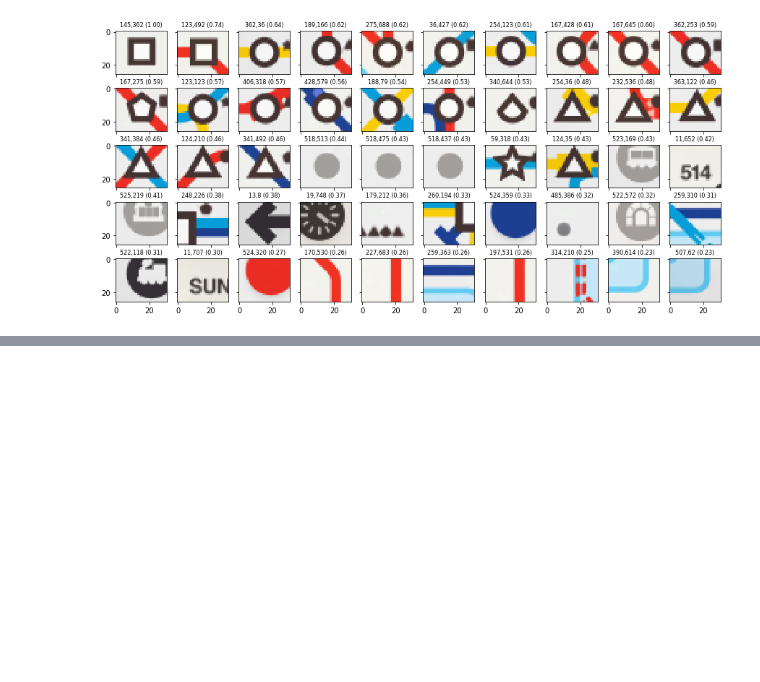
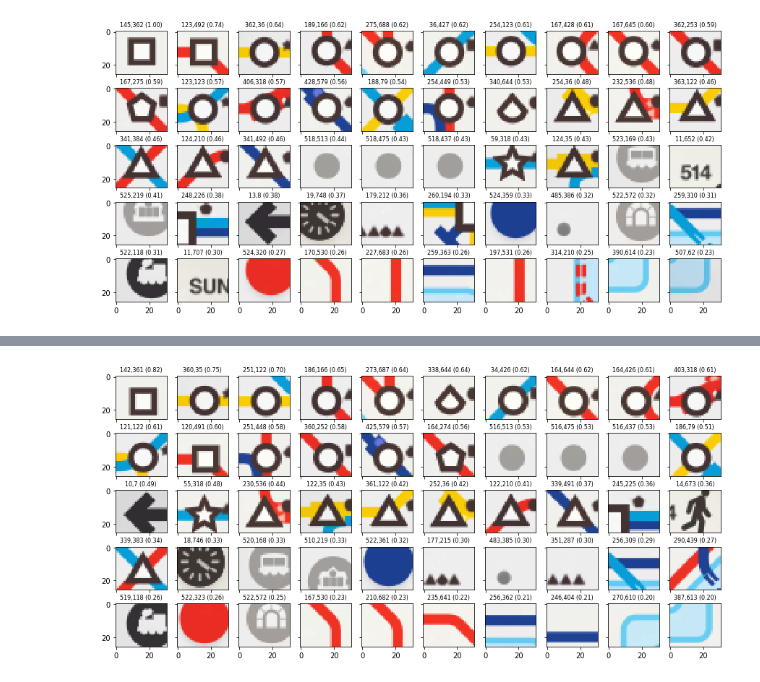
Before and after one commit to david-macleod/mini-metro, a Jupyter notebook: notebooks/02-station-template-matching.ipynb, the cells around one changed output, grey strips where cells are left out. Saved outputs shown, nothing was run; the diff lists cells and outputs as text; code cells hidden in the pictures; blank space fills up the shorter version.

Commit message:
new template matching algorithm which respects transparency

```diff
--- a/notebooks/02-station-template-matching.ipynb
+++ b/notebooks/02-station-template-matching.ipynb
@@ -104,11 +105,11 @@ We now get our top match as the original station, checking top 50 matches
 # TODO: Refactor methods into a class as there are a lot of repeated parameters
 # also there is inconsistency in the "generic" definition of top_indices whilst the other methods
 
-def top_indices(array, n):
-    """ Return i,j indices of top n values in a 2d array """
+def sort_indices(array):
+    """ Return i,j indices tuples of top values in a 2d array """
 
     # get sorted (flattened) indices
-    flattened_indices = np.argsort(array, axis=None)[:n:-1]
+    flattened_indices = np.argsort(array, axis=None)[::-1]
 
     # convert flattened indices to separate lists of i and j indices
     ij_indices = np.unravel_index(flattened_indices, array.shape)
@@ -133,30 +134,36 @@ def dedupe_indices(indices, matches, template):
         dedupe_mask[i:i+template.shape[0], j:j+template.shape[1]] = True
 
 
-def plot_top_matches(matches, image, template, n=50, dedupe=False):
+def plot_top_matches(matches, image, template, n_rows=5, n_cols=10, figsize=(15,7), dedupe=False):
     """ Plot matches with the largest correlation coefficient, optionally singularize overlapping matches
     :param matches: 2d array containing correlation coefficent at i,j location
     :param image: reference image uses in matching
     :param template: template used in matching
-    :param n: number of matches to plot
+    :param n_rows: number of rows in plot
+    :param n_cols: number of cols in plot
+    :param figsize: figsize
     :param dedupe: only show one match from each overlapping set
     """
 
     dedupe_mask = np.full(matches.shape, False)
 
-    _, axes = plt.subplots(nrows=5,ncols=10, figsize=(15,7), sharex=True, sharey=True)
+    _, axes = plt.subplots(nrows=n_rows,ncols=n_cols, figsize=figsize, sharex=True, sharey=True)
 
     # return top indices from matches and optionally singularize
-    indices = top_indices(matches, n=n)
+    indices = sort_indices(matches)
     if dedupe:
         indices = dedupe_indices(indices, matches, template)
 
     # iterate through top matches and plot
     for ax, (i, j) in zip(axes.flat, indices):
-        ax.imshow(image[i:i+template.shape[0], j:j+template.shape[1]])
+        image_window = image[i:i+template.shape[0], j:j+template.shape[1]]
+        if image.ndim == 3:
+            ax.imshow(image_window)
+        elif image.ndim == 2:
+            ax.imshow(image_window, cmap='gray')
 
         # add title containing co-ordinates and magnitude of match
-        ax.set_title('{},{} ({:.2f})'.format(i,j,result.squeeze()[i,j]), fontsize=8)
+        ax.set_title('{},{} ({:.2f})'.format(i, j, matches[i,j]), fontsize=8)
 # %%
 plot_top_matches(matches, image, template)
 # %% [output]
@@ -169,0 +183,11 @@ plot_top_matches(matches, image, template, dedupe=True)
+# %%
+circle_img = skimage.io.imread('../plugins/SerpentMiniMetroGamePlugin/files/data/sprites/sprite_station_circle_0.png')
+
+circle_template = circle_img[...,:3] # remove alpha
+circle_template[circle_img[:,:,3] == 0] = np.array([255,255,255]) # replace transparent (black) pixels with white
+
+circle_matches = match_template(image, circle_template).squeeze()
+
+plot_top_matches(circle_matches, image, template, dedupe=True)
+# %% [output]
+[figure, added]
```
Also changed, not shown: parts of 18 cells of this notebook.
